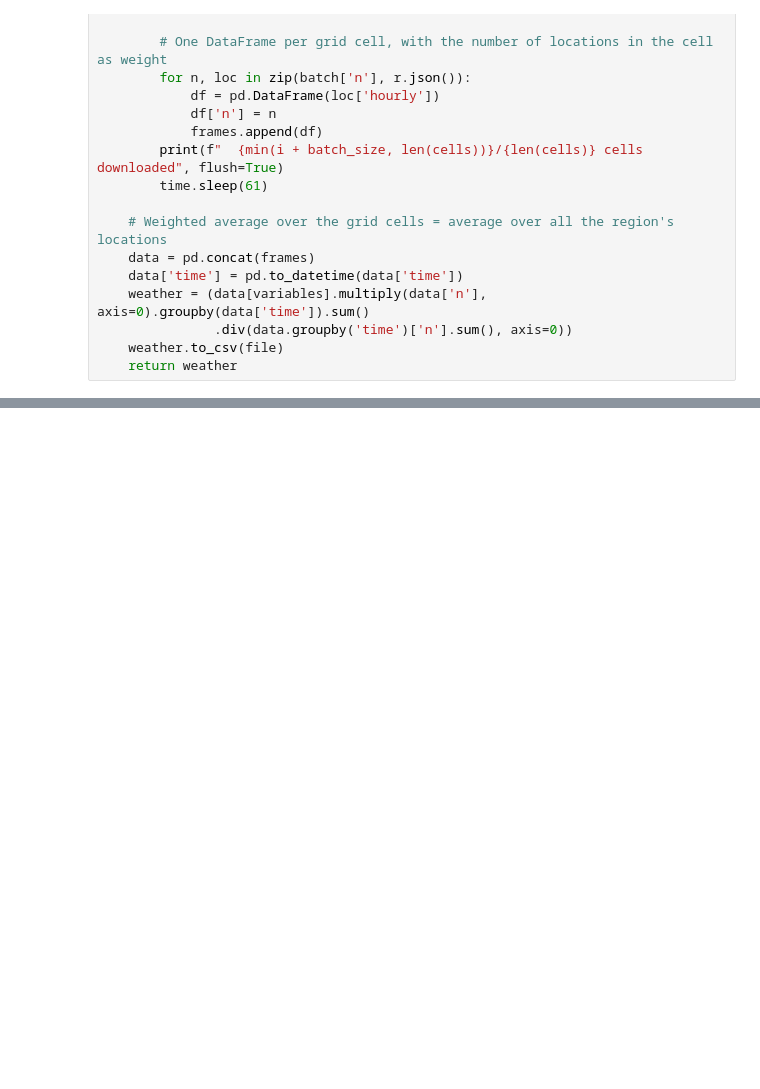
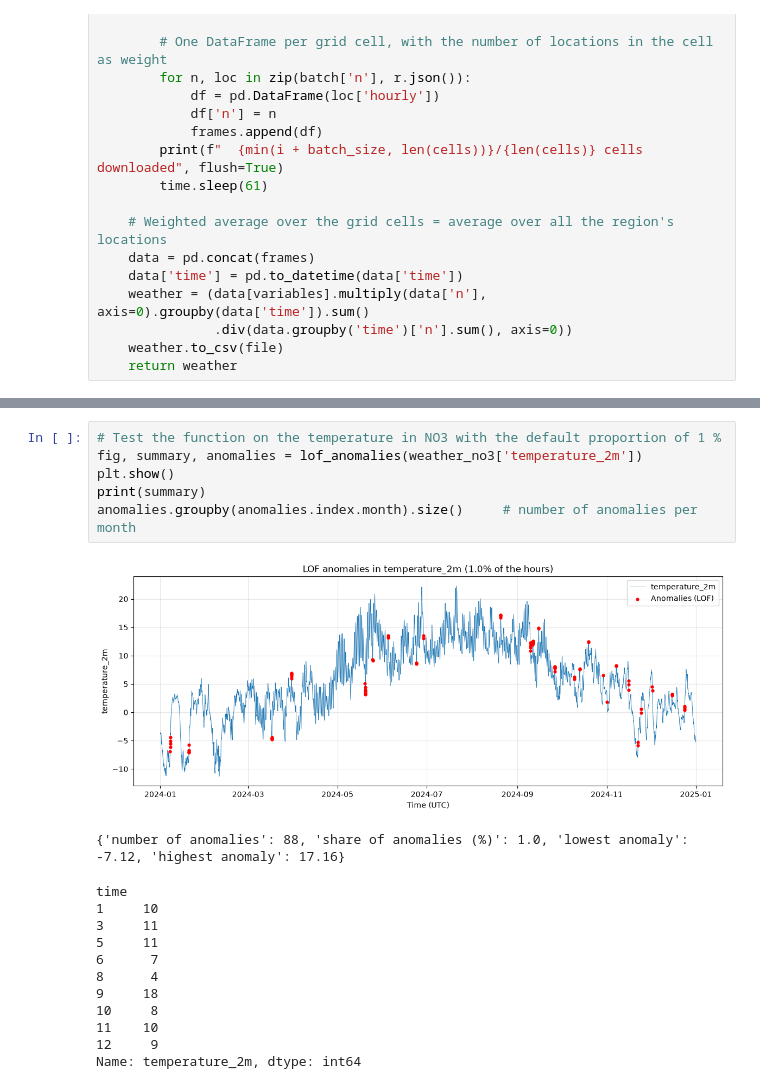
Before and after one commit to malikaaebo-cell/IND320_prosjekt, a Jupyter notebook: notebooks/projectwork_part3.ipynb, the cells around one changed output, grey strips where cells are left out. Drawn from its saved outputs; the diff is of its cells as text; blank space fills up the shorter version.

```diff
--- a/notebooks/projectwork_part3.ipynb
+++ b/notebooks/projectwork_part3.ipynb
@@ -258,0 +397,20 @@ EL 3: 1000 locations in 298 unique grid cells
+# %%
+# Test the function on the temperature in NO3 with the default proportion of 1 %
+fig, summary, anomalies = lof_anomalies(weather_no3['temperature_2m'])
+plt.show()
+print(summary)
+anomalies.groupby(anomalies.index.month).size()     # number of anomalies per month
+# %% [output]
+[figure, added]
+{'number of anomalies': 88, 'share of anomalies (%)': 1.0, 'lowest anomaly': -7.12, 'highest anomaly': 17.16}
+time
+1     10
+3     11
+5     11
+6      7
+8      4
+9     18
+10     8
+11    10
+12     9
+Name: temperature_2m, dtype: int64
```
Also changed, not shown: parts of 19 cells of this notebook.
